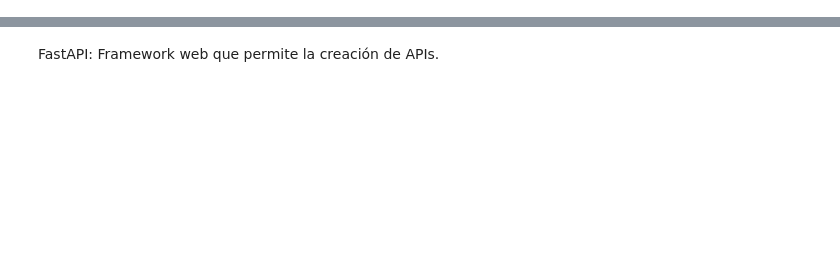
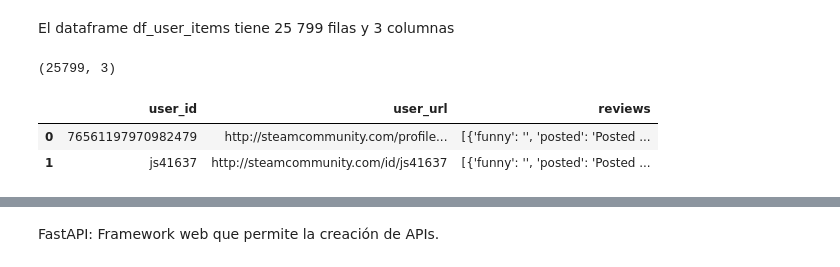
Before and after one commit to SAnabel-Jimenez/PI_1_AJH, a Jupyter notebook: inicio_1.ipynb, the cells around one changed output, grey strips where cells are left out. Cells and saved outputs as stored; diff of their text form; code cells hidden in the pictures; blank space fills up the shorter version.

```diff
--- a/inicio_1.ipynb
+++ b/inicio_1.ipynb
@@ -27,0 +269,11 @@ Desde el terminal: .\venv\Scripts\activate
+# %%
+# Archivo 2: australian_users_reviews
+reviews = []
+with open('australian_user_reviews.json', 'r', encoding='utf-8') as f: # Abre el archivo JSON en modo lectura ('r'), with indica que el archivo se cierra correctamente después de su uso.
+    for line in f.readlines():  # Lee todas las líneas del archivo y las coloca en una lista.
+        reviews.append(ast.literal_eval(line))
+
+
+df_user_reviews = pd.DataFrame(reviews)
+df_user_reviews
+# Se ejecuta rapido
@@ -27,0 +294,11 @@ Desde el terminal: .\venv\Scripts\activate
+# %% [markdown]
+El dataframe df_user_items tiene 25 799 filas y 3 columnas
+# %%
+df_u_reviews = df_user_reviews.copy()
+print(df_u_reviews.shape)
+df_u_reviews.head(2)
+# %% [output]
+(25799, 3)
+|  | user_id | user_url | reviews |
+| 0 | 76561197970982479 | http://steamcommunity.com/profile... | [{'funny': '', 'posted': 'Posted ... |
+| 1 | js41637 | http://steamcommunity.com/id/js41637 | [{'funny': '', 'posted': 'Posted ... |
```
Also changed, not shown: parts of 68 cells of this notebook, 1 other file.
